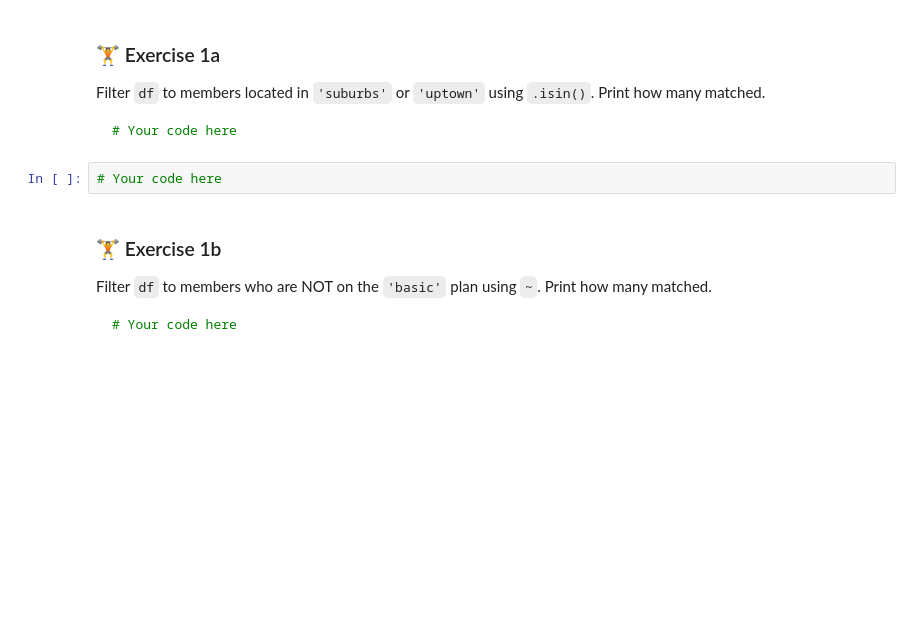
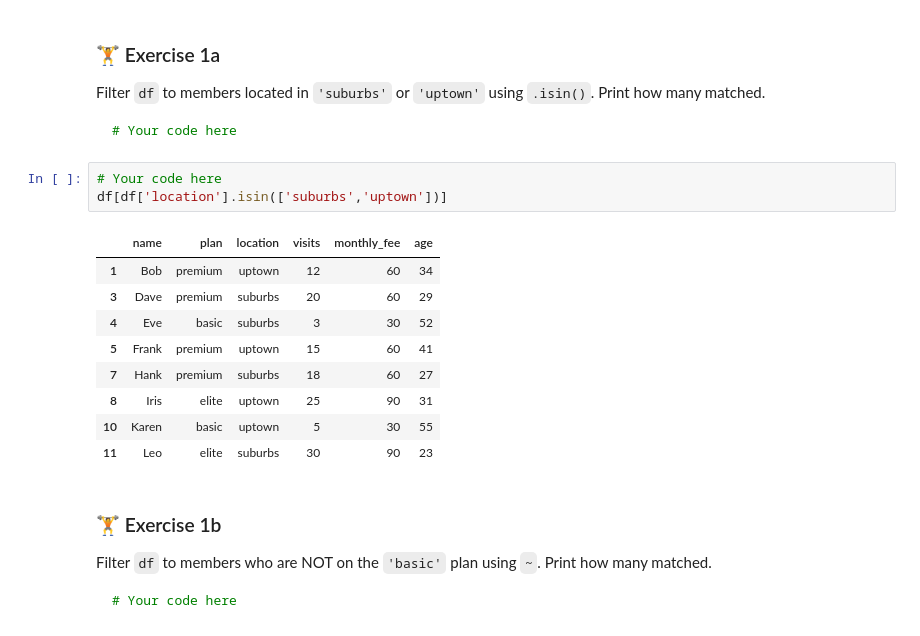
Before and after one commit to BrianCarela/Data-analytics-practice, a Jupyter notebook: 02_pandas_and_numpy/02_02_filtering_and_groupby.ipynb, the cells around one changed output. Drawn from its saved outputs; the diff is of its cells as text; blank space fills up the shorter version.

````diff
--- a/02_pandas_and_numpy/02_02_filtering_and_groupby.ipynb
+++ b/02_pandas_and_numpy/02_02_filtering_and_groupby.ipynb
@@ -87,6 +120,17 @@ Print how many matched.
 ```
 # %%
 # Your code here
+df[df['location'].isin(['suburbs','uptown'])]
+# %% [output]
+|  | name | plan | location | visits | monthly_fee | age |
+| 1 | Bob | premium | uptown | 12 | 60 | 34 |
+| 3 | Dave | premium | suburbs | 20 | 60 | 29 |
+| 4 | Eve | basic | suburbs | 3 | 30 | 52 |
+| 5 | Frank | premium | uptown | 15 | 60 | 41 |
+| 7 | Hank | premium | suburbs | 18 | 60 | 27 |
+| 8 | Iris | elite | uptown | 25 | 90 | 31 |
+| 10 | Karen | basic | uptown | 5 | 30 | 55 |
+| 11 | Leo | elite | suburbs | 30 | 90 | 23 |
 # %% [markdown]
 ### 🏋️ Exercise 1b
 Filter `df` to members who are NOT on the `'basic'` plan using `~`.
````
Also changed, not shown: parts of 5 cells of this notebook.
